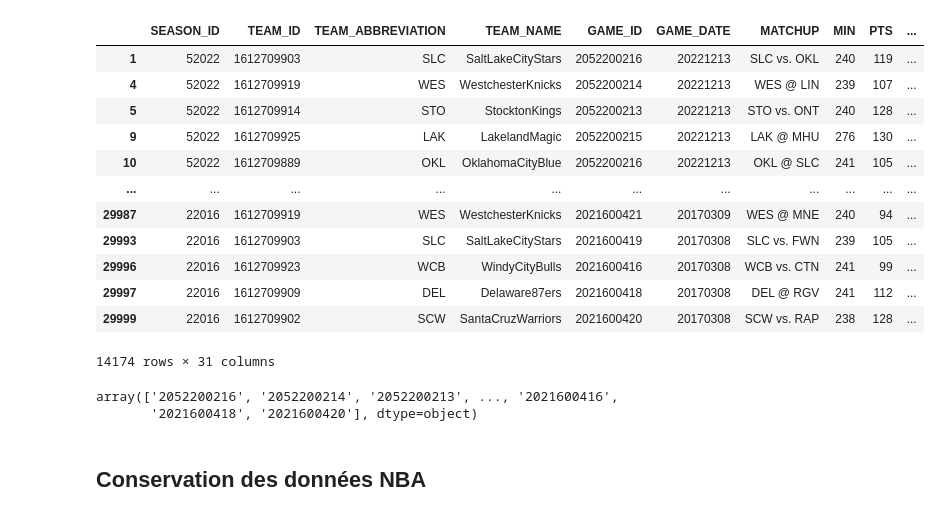
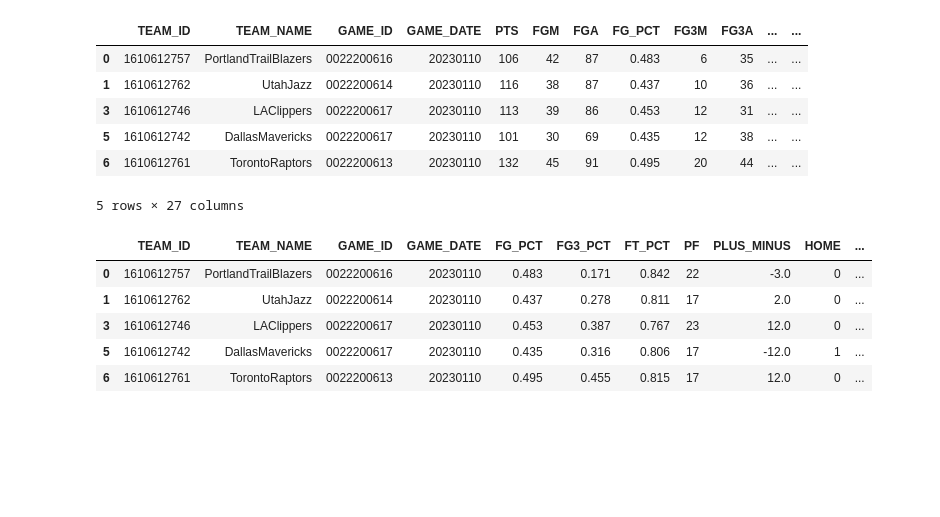
Before and after one commit to cedric16370/Ydays-Sport, a Jupyter notebook: Nettoyage.ipynb, the cells around one changed output. Cells and saved outputs as stored; diff of their text form; code cells hidden in the pictures; blank space fills up the shorter version.

```diff
--- a/Nettoyage.ipynb
+++ b/Nettoyage.ipynb
@@ -161,27 +144,37 @@ score_df.tail(10)
 # %%
-teams = ['AtlantaHawks','BrooklynNets','BostonCeltics', 'CharlotteHornets', 'ChicagoBulls', 'ClevelandCavaliers', 'DallasMavericks', 'DenverNuggets', 'DetroitPistons', 'GoldenStateWarriors', 'HoustonRockets', 'IndianaPacers', 'LAClippers', 'LosAngelesLakers', 'MemphisGrizzlies', 'MiamiHeat','MilwaukeeBucks','MinnesotaTimberwolves','NewOrleansPelicans', 'NewYorkKnicks', 'OklahomaCityThunder', 'OrlandoMagic', 'Philadelphia76ers', 'PhoenixSuns', 'PortlandTrailBlazers', 'SacramentoKings', 'SanAntonioSpurs', 'TorontoRaptors', 'UtahJazz', 'WashingtonWizards']
+# On supprime toutes les lignes contenant une équipe qui ne fait pas partie des 30 équipes de la NBA
+teams = ['AtlantaHawks','BrooklynNets','BostonCeltics', 'CharlotteHornets', 'ChicagoBulls', 'ClevelandCavaliers',
+'DallasMavericks', 'DenverNuggets', 'DetroitPistons', 'GoldenStateWarriors', 'HoustonRockets', 'IndianaPacers',
+'LAClippers', 'LosAngelesLakers', 'MemphisGrizzlies', 'MiamiHeat', 'MilwaukeeBucks', 'MinnesotaTimberwolves',
+'NewOrleansPelicans', 'NewYorkKnicks', 'OklahomaCityThunder', 'OrlandoMagic', 'Philadelphia76ers', 'PhoenixSuns',
+'PortlandTrailBlazers', 'SacramentoKings', 'SanAntonioSpurs', 'TorontoRaptors', 'UtahJazz', 'WashingtonWizards']
+
+team_serie = pd.Series(score_df["TEAM_NAME"])
+score_df = score_df[team_serie.str.contains('|'.join(teams))]
 # %%
-to_delete = score_df.drop(score_df[score_df['TEAM_NAME'].isin(teams)].index)
-to_delete
+# On supprime toutes les lignes qui possède un GAME_ID unique
+game_id_counts = score_df["GAME_ID"].value_counts()
+single_occurrence_game_ids = game_id_counts[game_id_counts == 1].index
+
+score_df = score_df[~score_df["GAME_ID"].isin(single_occurrence_game_ids)]
+score_df.head()
 # %% [output]
-|  | SEASON_ID | TEAM_ID | TEAM_ABBREVIATION | TEAM_NAME | GAME_ID | GAME_DATE | MATCHUP | MIN | PTS | ... |
-| 1 | 52022 | 1612709903 | SLC | SaltLakeCityStars | 2052200216 | 20221213 | SLC vs. OKL | 240 | 119 | ... |
-| 4 | 52022 | 1612709919 | WES | WestchesterKnicks | 2052200214 | 20221213 | WES @ LIN | 239 | 107 | ... |
-| 5 | 52022 | 1612709914 | STO | StocktonKings | 2052200213 | 20221213 | STO vs. ONT | 240 | 128 | ... |
-| 9 | 52022 | 1612709925 | LAK | LakelandMagic | 2052200215 | 20221213 | LAK @ MHU | 276 | 130 | ... |
-| 10 | 52022 | 1612709889 | OKL | OklahomaCityBlue | 2052200216 | 20221213 | OKL @ SLC | 241 | 105 | ... |
-| ... | ... | ... | ... | ... | ... | ... | ... | ... | ... | ... |
-| 29987 | 22016 | 1612709919 | WES | WestchesterKnicks | 2021600421 | 20170309 | WES @ MNE | 240 | 94 | ... |
-| 29993 | 22016 | 1612709903 | SLC | SaltLakeCityStars | 2021600419 | 20170308 | SLC vs. FWN | 239 | 105 | ... |
-| 29996 | 22016 | 1612709923 | WCB | WindyCityBulls | 2021600416 | 20170308 | WCB vs. CTN | 241 | 99 | ... |
-| 29997 | 22016 | 1612709909 | DEL | Delaware87ers | 2021600418 | 20170308 | DEL @ RGV | 241 | 112 | ... |
-| 29999 | 22016 | 1612709902 | SCW | SantaCruzWarriors | 2021600420 | 20170308 | SCW vs. RAP | 238 | 128 | ... |
+|  | TEAM_ID | TEAM_NAME | GAME_ID | GAME_DATE | PTS | FGM | FGA | FG_PCT | FG3M | FG3A | ... | ... |
+| 0 | 1610612757 | PortlandTrailBlazers | 0022200616 | 20230110 | 106 | 42 | 87 | 0.483 | 6 | 35 | ... | ... |
+| 1 | 1610612762 | UtahJazz | 0022200614 | 20230110 | 116 | 38 | 87 | 0.437 | 10 | 36 | ... | ... |
+| 3 | 1610612746 | LAClippers | 0022200617 | 20230110 | 113 | 39 | 86 | 0.453 | 12 | 31 | ... | ... |
+| 5 | 1610612742 | DallasMavericks | 0022200617 | 20230110 | 101 | 30 | 69 | 0.435 | 12 | 38 | ... | ... |
+| 6 | 1610612761 | TorontoRaptors | 0022200613 | 20230110 | 132 | 45 | 91 | 0.495 | 20 | 44 | ... | ... |
-14174 rows × 31 columns
+5 rows × 27 columns
 # %%
-game_to_delete = to_delete['GAME_ID'].unique()
-game_to_delete
+# Création d'un indice d'efficaicité lors des matchs et suppression des colonnes inutiles
+score_df['EFF'] = (score_df['PTS'] + score_df['REB'] + score_df['AST'] + score_df['STL'] + score_df['BLK'] - ((score_df['FGA'] + score_df['FGM'])+(score_df['FTA']-score_df['FTM'])+score_df['TOV']))
+score_df.drop(['PTS', 'REB', 'AST', 'STL', 'BLK', 'FGA', 'FGM', 'FTA', 'FTM', 'TOV', 'FG3M', 'FG3A', 'OREB', 'DREB'], axis = 1, inplace = True)
+score_df.head()
 # %% [output]
-array(['2052200216', '2052200214', '2052200213', ..., '2021600416',
-       '2021600418', '2021600420'], dtype=object)
+|  | TEAM_ID | TEAM_NAME | GAME_ID | GAME_DATE | FG_PCT | FG3_PCT | FT_PCT | PF | PLUS_MINUS | HOME | ... |
+| 0 | 1610612757 | PortlandTrailBlazers | 0022200616 | 20230110 | 0.483 | 0.171 | 0.842 | 22 | -3.0 | 0 | ... |
+| 1 | 1610612762 | UtahJazz | 0022200614 | 20230110 | 0.437 | 0.278 | 0.811 | 17 | 2.0 | 0 | ... |
+| 3 | 1610612746 | LAClippers | 0022200617 | 20230110 | 0.453 | 0.387 | 0.767 | 23 | 12.0 | 0 | ... |
+| 5 | 1610612742 | DallasMavericks | 0022200617 | 20230110 | 0.435 | 0.316 | 0.806 | 17 | -12.0 | 1 | ... |
+| 6 | 1610612761 | TorontoRaptors | 0022200613 | 20230110 | 0.495 | 0.455 | 0.815 | 17 | 12.0 | 0 | ... |
-# %% [markdown]
-## Conservation des données NBA
```
Also changed, not shown: parts of 22 cells of this notebook.
